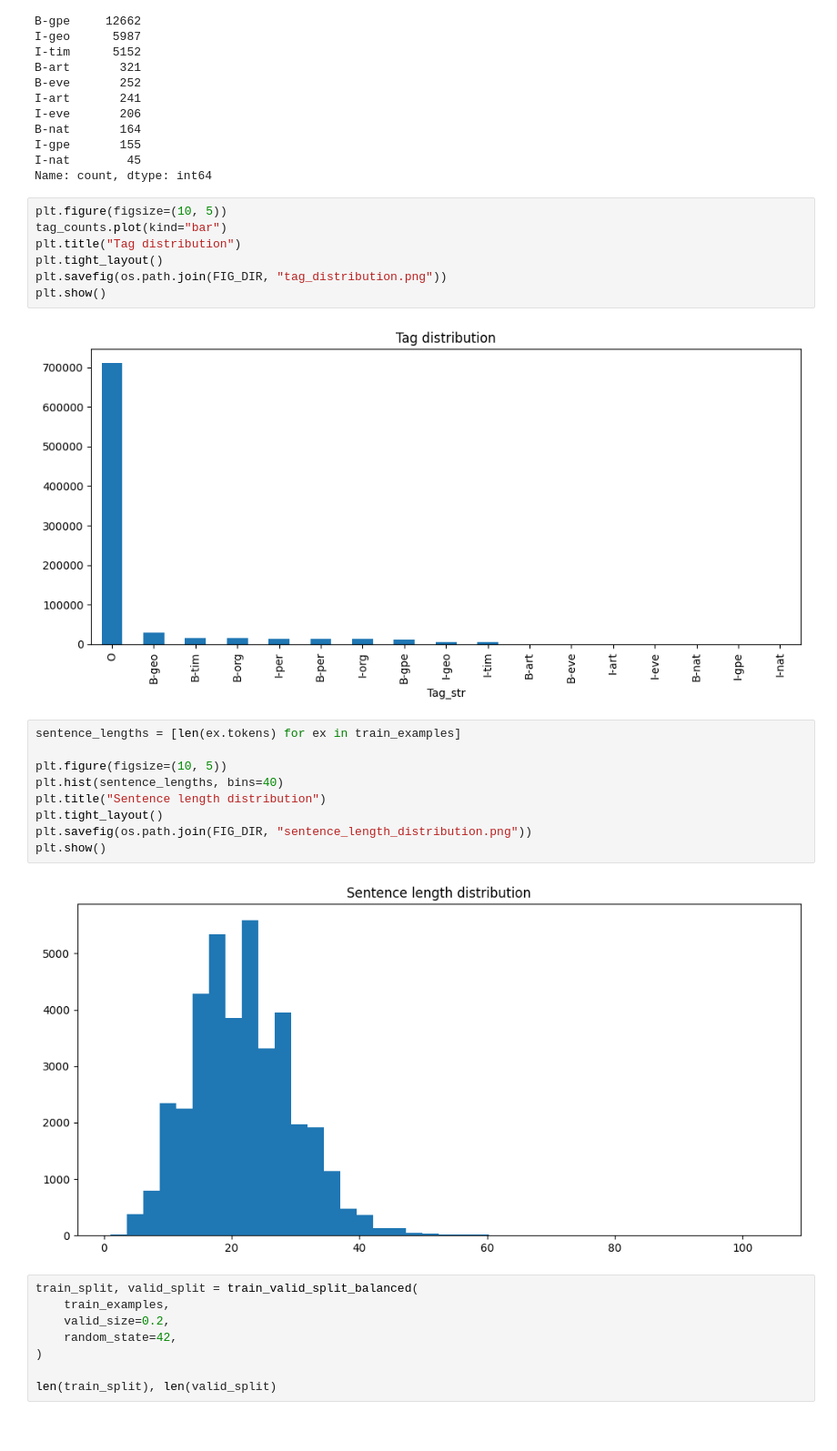
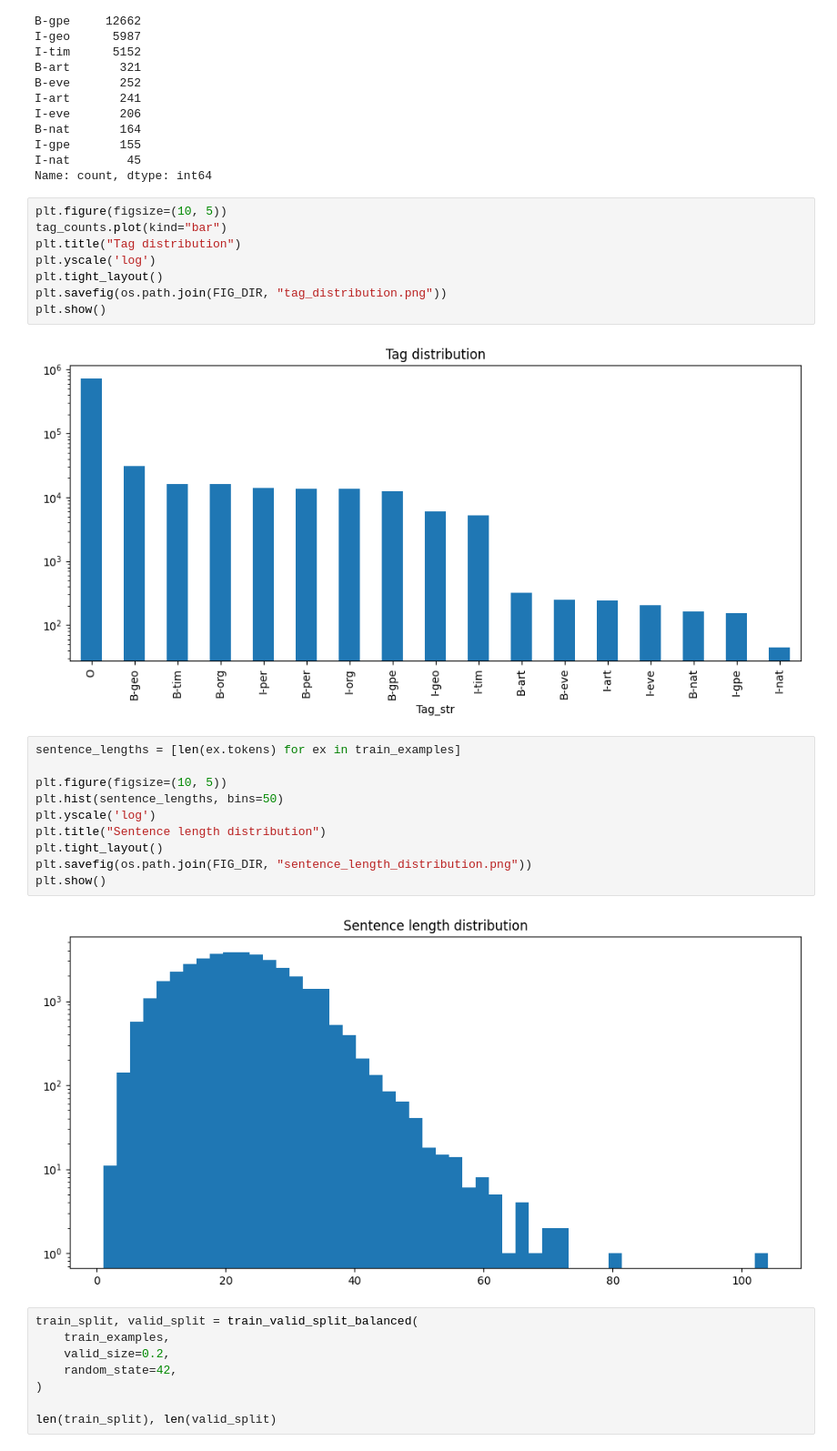
Before and after one commit to DanTimson/IAD25-ML-NLP-lab, a Jupyter notebook: notebooks/solution.ipynb, the cells around one changed output. Shown at 91% size. Saved outputs shown, nothing was run; the diff lists cells and outputs as text.

```diff
--- a/notebooks/solution.ipynb
+++ b/notebooks/solution.ipynb
@@ -109,22 +102,24 @@ Name: count, dtype: int64
 plt.figure(figsize=(10, 5))
 tag_counts.plot(kind="bar")
 plt.title("Tag distribution")
+plt.yscale('log')
 plt.tight_layout()
 plt.savefig(os.path.join(FIG_DIR, "tag_distribution.png"))
 plt.show()
 # %% [output]
-[figure, old version]
+[figure, new version]
 # %%
 sentence_lengths = [len(ex.tokens) for ex in train_examples]
 
 plt.figure(figsize=(10, 5))
-plt.hist(sentence_lengths, bins=40)
+plt.hist(sentence_lengths, bins=50)
+plt.yscale('log')
 plt.title("Sentence length distribution")
 plt.tight_layout()
 plt.savefig(os.path.join(FIG_DIR, "sentence_length_distribution.png"))
 plt.show()
 # %% [output]
-[figure, old version]
+[figure, new version]
 # %%
 train_split, valid_split = train_valid_split_balanced(
     train_examples,
```
Also changed, not shown: parts of 2 cells of this notebook, 13 other files.
